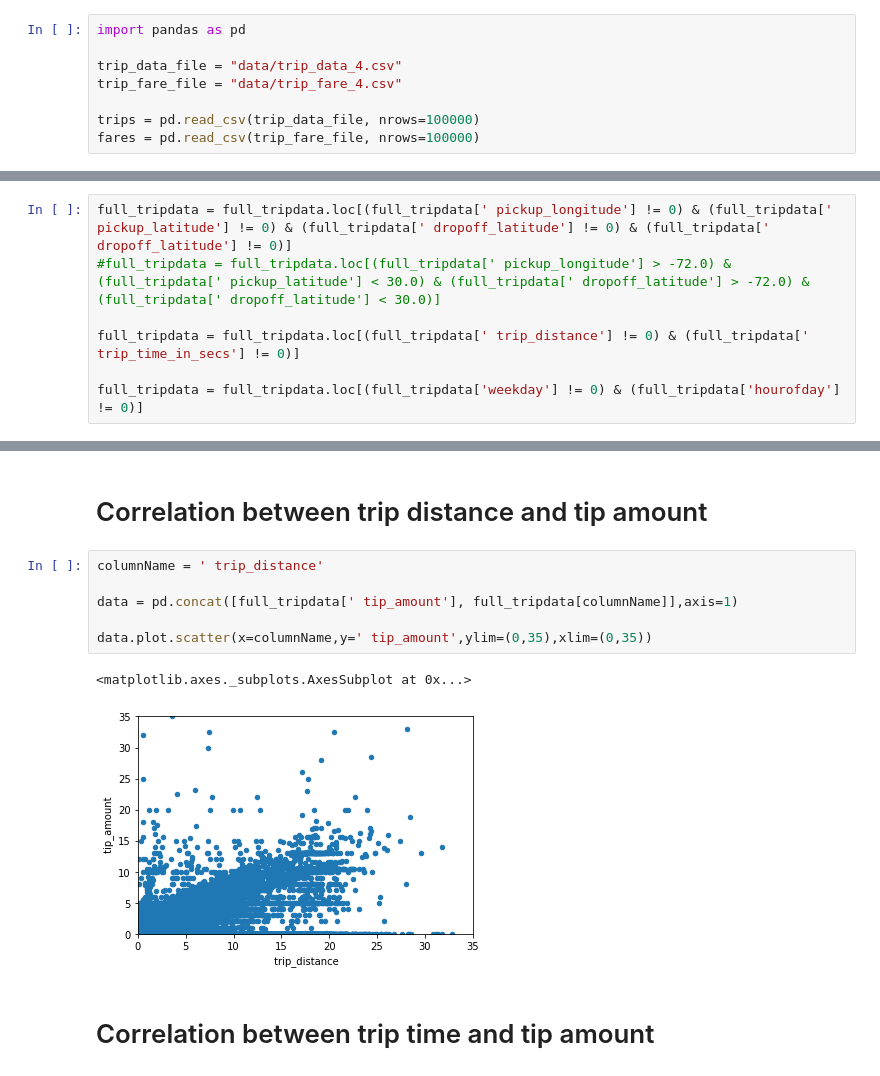
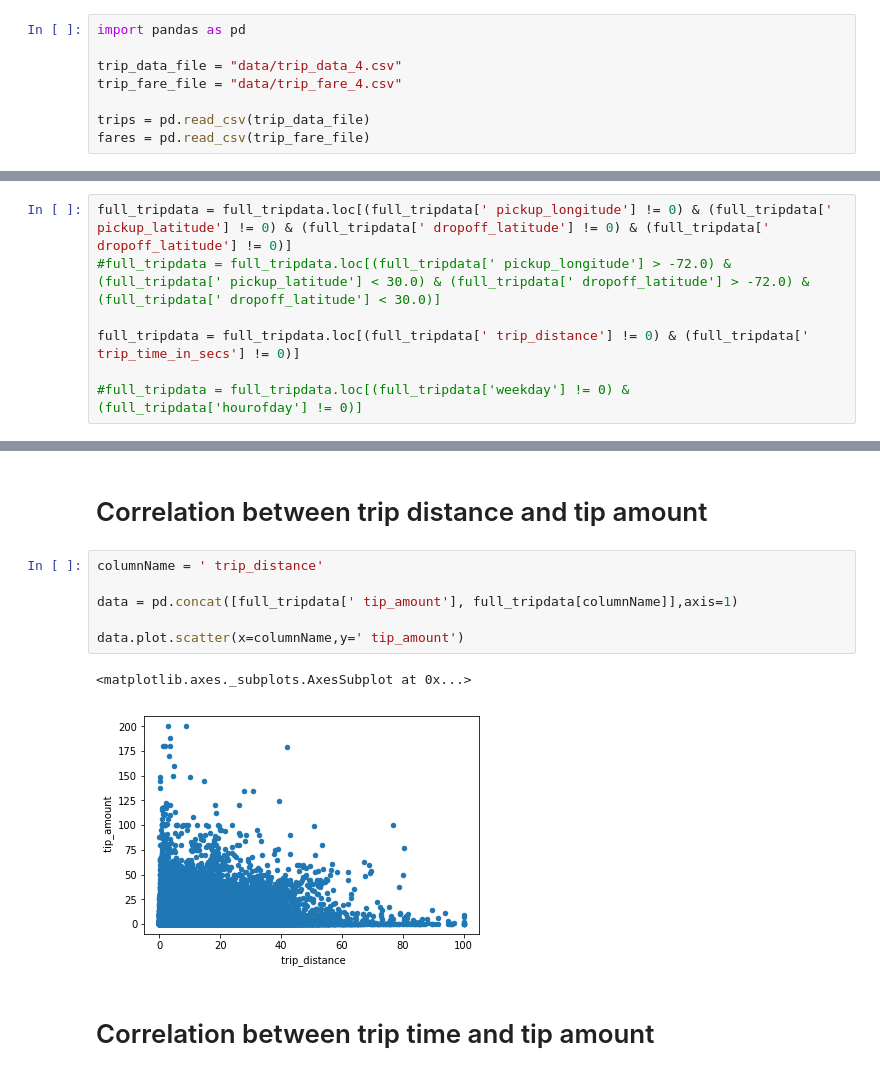
Before and after one commit to emali1/NYCTaxi, a Jupyter notebook: Correlation Analysis.ipynb, the cells around one changed output, grey strips where cells are left out. Cells and saved outputs as stored; diff of their text form.

Commit message:
use full data set to analysis

```diff
--- a/Correlation Analysis.ipynb
+++ b/Correlation Analysis.ipynb
@@ -8,8 +8,8 @@ import pandas as pd
 trip_data_file = "data/trip_data_4.csv"
 trip_fare_file = "data/trip_fare_4.csv"
 
-trips = pd.read_csv(trip_data_file, nrows=100000)
-fares = pd.read_csv(trip_fare_file, nrows=100000)
+trips = pd.read_csv(trip_data_file)
+fares = pd.read_csv(trip_fare_file)
 # %%
 full_tripdata = pd.merge(left=trips,right=fares, how='left', left_on=['medallion',' hack_license',' vendor_id',' pickup_datetime'], right_on=['medallion',' hack_license',' vendor_id',' pickup_datetime'])
 full_tripdata = full_tripdata.drop_duplicates()
@@ -110,7 +120,7 @@ full_tripdata = full_tripdata.loc[(full_tripdata[' pickup_longitude'] != 0) & (f
 
 full_tripdata = full_tripdata.loc[(full_tripdata[' trip_distance'] != 0) & (full_tripdata[' trip_time_in_secs'] != 0)]
 
-full_tripdata = full_tripdata.loc[(full_tripdata['weekday'] != 0) & (full_tripdata['hourofday'] != 0)]
+#full_tripdata = full_tripdata.loc[(full_tripdata['weekday'] != 0) & (full_tripdata['hourofday'] != 0)]
 # %%
 #remove dirty data of coordinates
 full_tripdata = full_tripdata.loc[(full_tripdata[' pickup_longitude'] < -72.0)
@@ -122,12 +132,12 @@ full_tripdata = full_tripdata.loc[(full_tripdata[' pickup_longitude'] < -72.0)
 # %%
 columnName = ' trip_distance'
 
 data = pd.concat([full_tripdata[' tip_amount'], full_tripdata[columnName]],axis=1)
 
-data.plot.scatter(x=columnName,y=' tip_amount',ylim=(0,35),xlim=(0,35))
+data.plot.scatter(x=columnName,y=' tip_amount')
 # %% [output]
 <matplotlib.axes._subplots.AxesSubplot at 0x...>
-[figure, old version]
+[figure, new version]
 # %% [markdown]
 # Correlation between trip time and tip amount
 # %%
```
Also changed, not shown: parts of 35 cells of this notebook, 5 other files.
